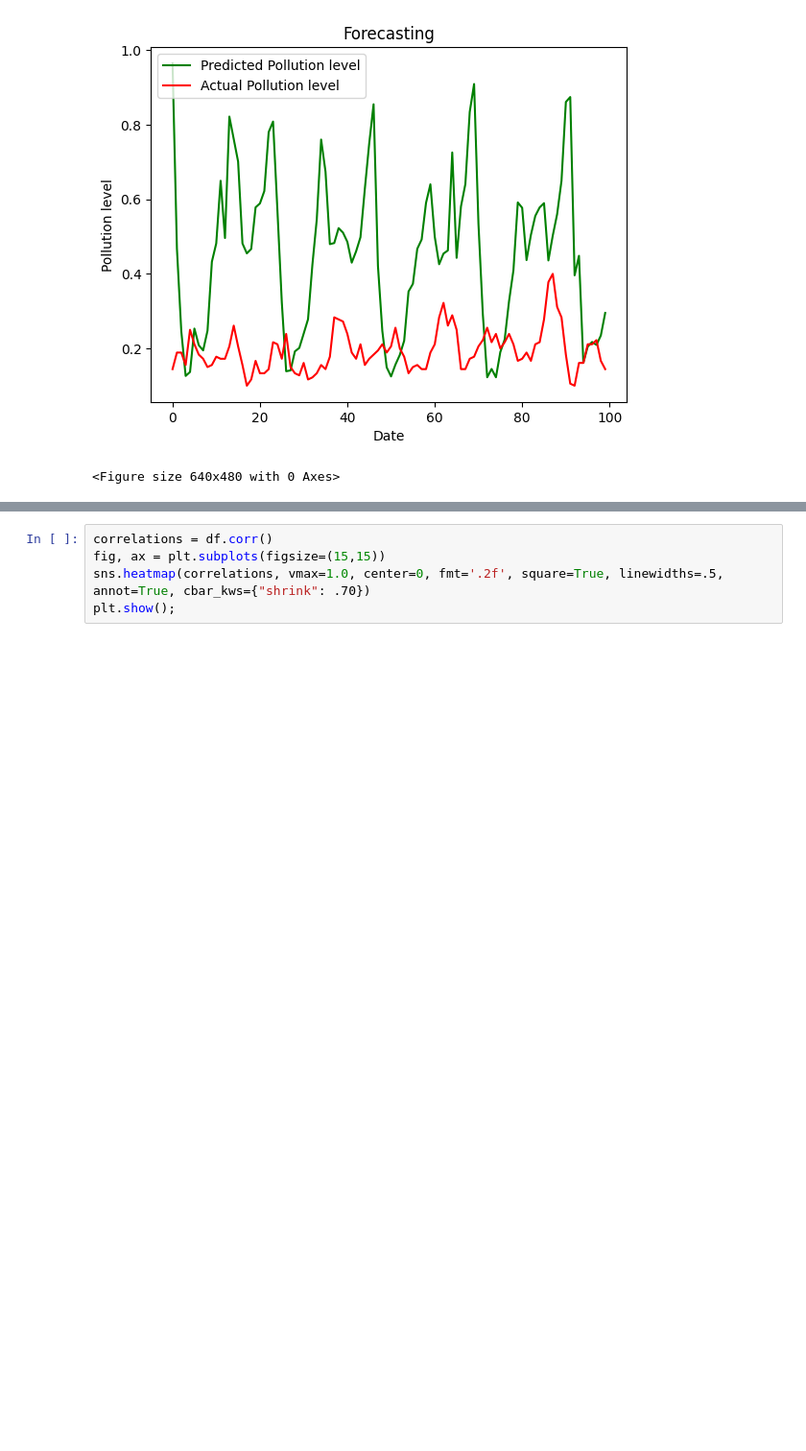
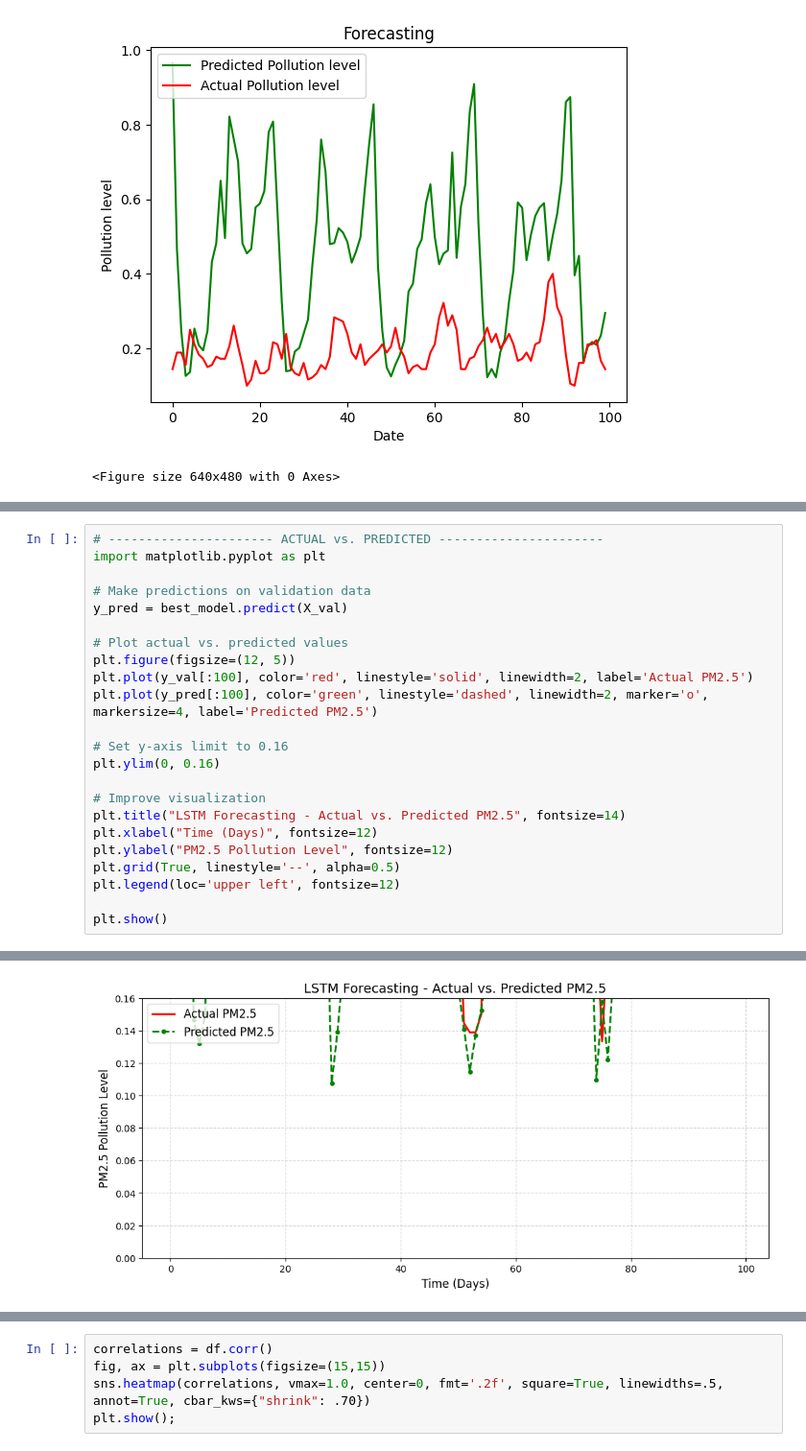
Before and after one commit to ayushsth/AQI-Forecasting, a Jupyter notebook: LSTM_KTM_MinMax_testing.ipynb, the cells around one changed output, grey strips where cells are left out. Shown at 96% size. Cells and saved outputs as stored; diff of their text form; blank space fills up the shorter version.

```diff
--- a/LSTM_KTM_MinMax_testing.ipynb
+++ b/LSTM_KTM_MinMax_testing.ipynb
@@ -737,0 +756,24 @@ plt.savefig('graph.png')
+# %%
+# ---------------------- ACTUAL vs. PREDICTED ----------------------
+import matplotlib.pyplot as plt
+
+# Make predictions on validation data
+y_pred = best_model.predict(X_val)
+
+# Plot actual vs. predicted values
+plt.figure(figsize=(12, 5))
+plt.plot(y_val[:100], color='red', linestyle='solid', linewidth=2, label='Actual PM2.5')
+plt.plot(y_pred[:100], color='green', linestyle='dashed', linewidth=2, marker='o', markersize=4, label='Predicted PM2.5')
+
+# Set y-axis limit to 0.16
+plt.ylim(0, 0.16)
+
+# Improve visualization
+plt.title("LSTM Forecasting - Actual vs. Predicted PM2.5", fontsize=14)
+plt.xlabel("Time (Days)", fontsize=12)
+plt.ylabel("PM2.5 Pollution Level", fontsize=12)
+plt.grid(True, linestyle='--', alpha=0.5)
+plt.legend(loc='upper left', fontsize=12)
+
+plt.show()
+# %% [output]
@@ -737,0 +781 @@ plt.savefig('graph.png')
+[figure, added]
```
Also changed, not shown: parts of 4 cells of this notebook, 2 other files.
